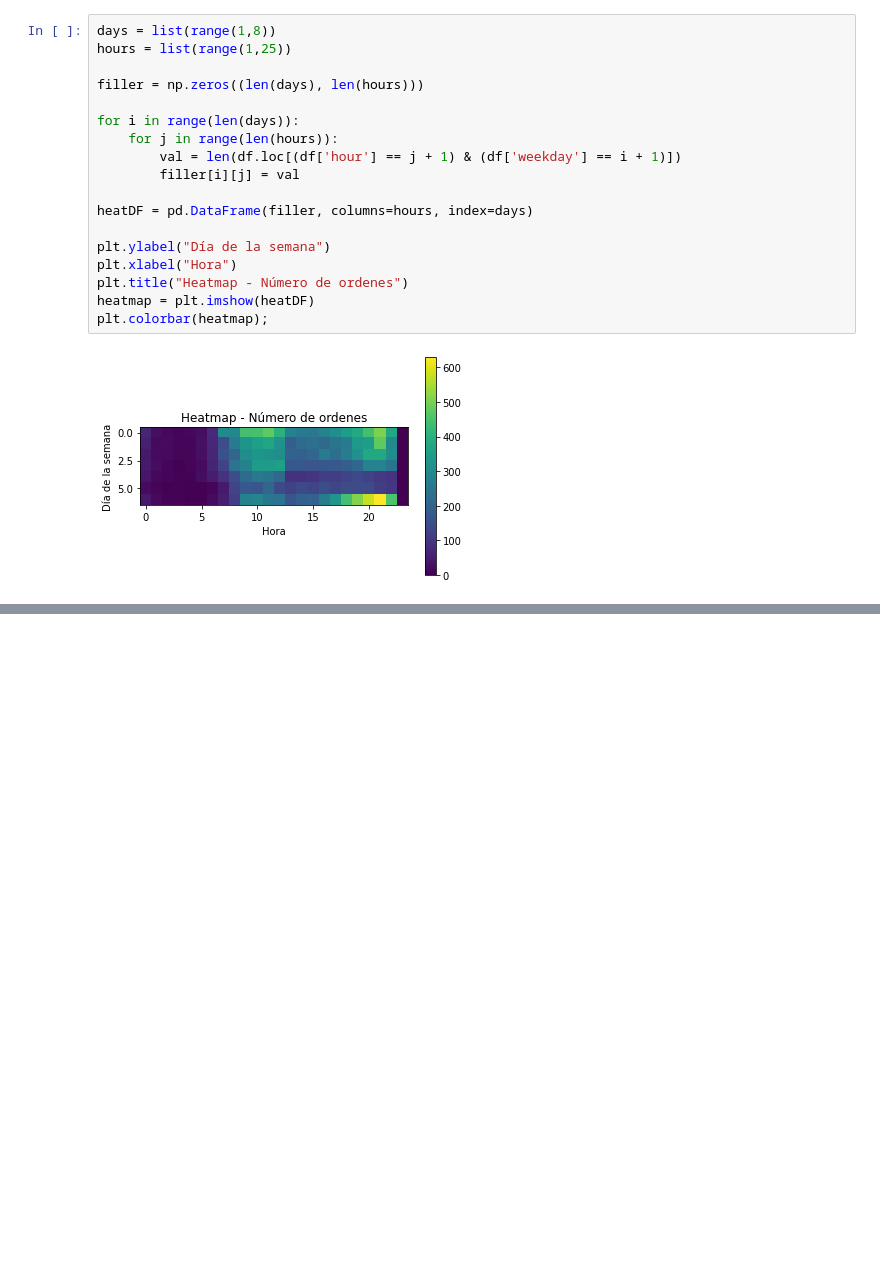
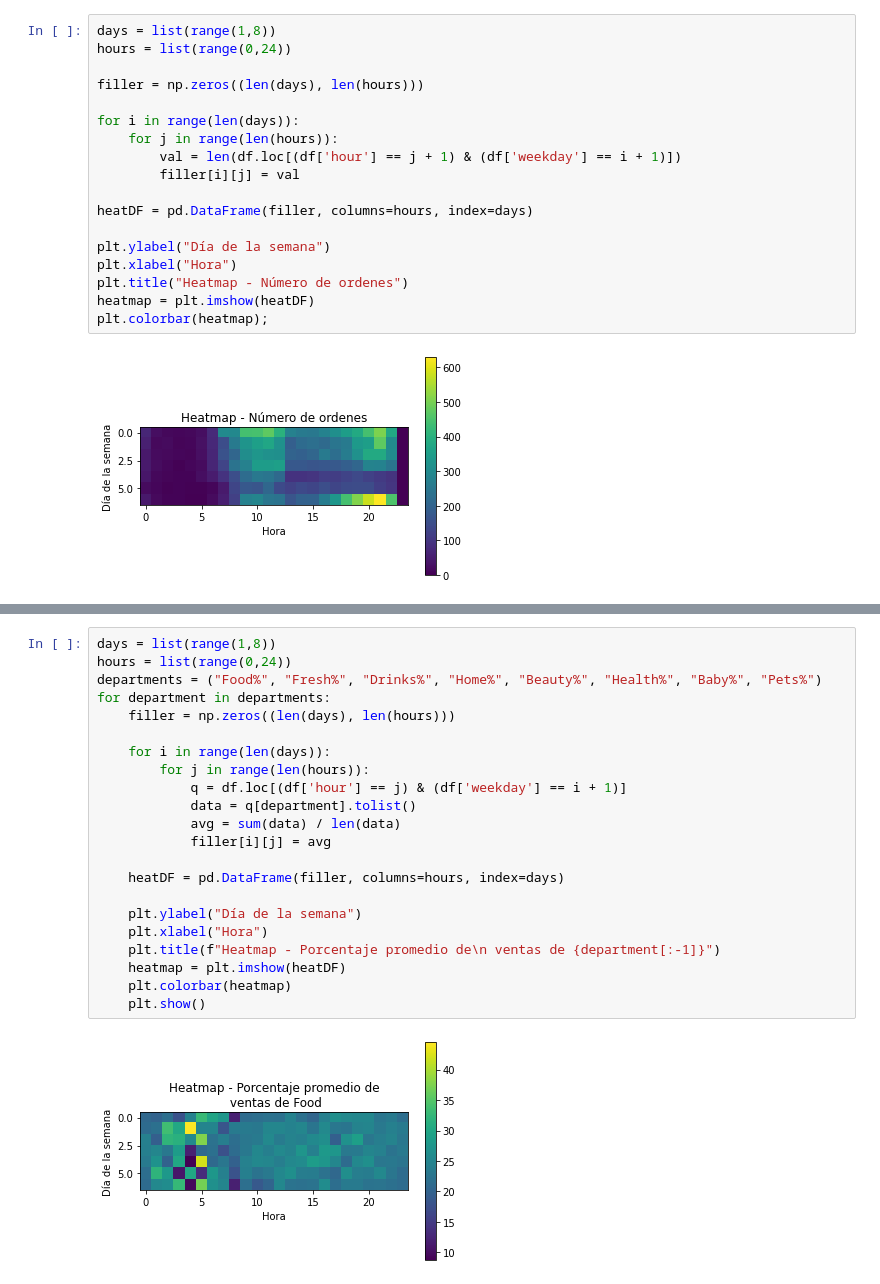
Before and after one commit to jorgedel4/Actividad-Evaluable-Mapas-de-calor-y-boxplots, a Jupyter notebook: actEvaluable.ipynb, the cells around one changed output, grey strips where cells are left out. Cells and saved outputs as stored; diff of their text form; blank space fills up the shorter version.

```diff
--- a/actEvaluable.ipynb
+++ b/actEvaluable.ipynb
@@ -151,7 +151,7 @@ plt.show()
 En el siguiente **heatmap** podemos ver los intervalos de tiempo con más ordenes
 # %%
 days = list(range(1,8))
-hours = list(range(1,25))
+hours = list(range(0,24))
 
 filler = np.zeros((len(days), len(hours)))
 
@@ -180,0 +183,24 @@ plt.scatter(total_items, discount)
+# %%
+days = list(range(1,8))
+hours = list(range(0,24))
+departments = ("Food%", "Fresh%", "Drinks%", "Home%", "Beauty%", "Health%", "Baby%", "Pets%")
+for department in departments:
+    filler = np.zeros((len(days), len(hours)))
+
+    for i in range(len(days)):
+        for j in range(len(hours)):
+            q = df.loc[(df['hour'] == j) & (df['weekday'] == i + 1)]
+            data = q[department].tolist()
+            avg = sum(data) / len(data)
+            filler[i][j] = avg
+
+    heatDF = pd.DataFrame(filler, columns=hours, index=days)
+
+    plt.ylabel("Día de la semana")
+    plt.xlabel("Hora")
+    plt.title(f"Heatmap - Porcentaje promedio de\n ventas de {department[:-1]}")
+    heatmap = plt.imshow(heatDF)
+    plt.colorbar(heatmap)
+    plt.show()
+# %% [output]
+[figure, added]
```
Also changed, not shown: parts of 2 cells of this notebook.
